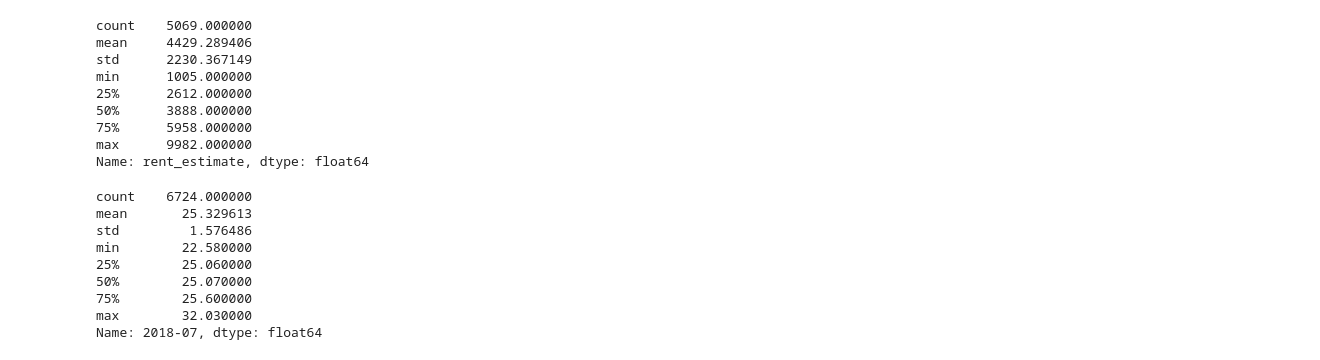
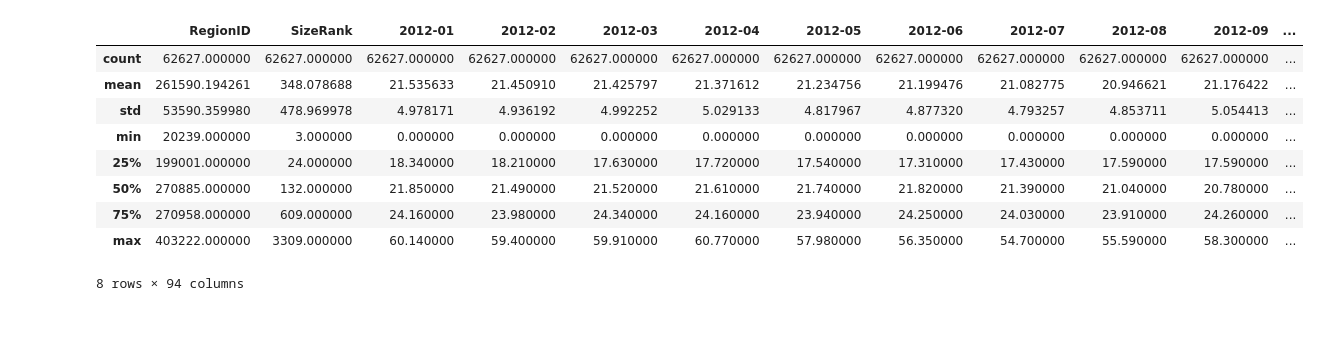
Before and after one commit to slieb74/nyc-transit-impact-on-price, a Jupyter notebook: price_conversion.ipynb, the cells around one changed output. Saved outputs shown, nothing was run; the diff lists cells and outputs as text; code cells hidden in the pictures; blank space fills up the shorter version.

```diff
--- a/price_conversion.ipynb
+++ b/price_conversion.ipynb
@@ -107,24 +138,13 @@ Name: rent_estimate, dtype: float64
 # %%
-df.rent_estimate[(df.rent_estimate<10000) & (df.rent_estimate>1000)].describe()
+df[df.rent_estimate<10000].describe()
 # %% [output]
+|  | RegionID | SizeRank | 2012-01 | 2012-02 | 2012-03 | 2012-04 | 2012-05 | 2012-06 | 2012-07 | 2012-08 | 2012-09 | ... |
+| count | 62627.000000 | 62627.000000 | 62627.000000 | 62627.000000 | 62627.000000 | 62627.000000 | 62627.000000 | 62627.000000 | 62627.000000 | 62627.000000 | 62627.000000 | ... |
+| mean | 261590.194261 | 348.078688 | 21.535633 | 21.450910 | 21.425797 | 21.371612 | 21.234756 | 21.199476 | 21.082775 | 20.946621 | 21.176422 | ... |
+| std | 53590.359980 | 478.969978 | 4.978171 | 4.936192 | 4.992252 | 5.029133 | 4.817967 | 4.877320 | 4.793257 | 4.853711 | 5.054413 | ... |
+| min | 20239.000000 | 3.000000 | 0.000000 | 0.000000 | 0.000000 | 0.000000 | 0.000000 | 0.000000 | 0.000000 | 0.000000 | 0.000000 | ... |
+| 25% | 199001.000000 | 24.000000 | 18.340000 | 18.210000 | 17.630000 | 17.720000 | 17.540000 | 17.310000 | 17.430000 | 17.590000 | 17.590000 | ... |
+| 50% | 270885.000000 | 132.000000 | 21.850000 | 21.490000 | 21.520000 | 21.610000 | 21.740000 | 21.820000 | 21.390000 | 21.040000 | 20.780000 | ... |
+| 75% | 270958.000000 | 609.000000 | 24.160000 | 23.980000 | 24.340000 | 24.160000 | 23.940000 | 24.250000 | 24.030000 | 23.910000 | 24.260000 | ... |
+| max | 403222.000000 | 3309.000000 | 60.140000 | 59.400000 | 59.910000 | 60.770000 | 57.980000 | 56.350000 | 54.700000 | 55.590000 | 58.300000 | ... |
-count    5069.000000
-mean     4429.289406
-std      2230.367149
-min      1005.000000
-25%      2612.000000
-50%      3888.000000
-75%      5958.000000
-max      9982.000000
-Name: rent_estimate, dtype: float64
+8 rows × 94 columns
-# %%
-df['2018-07'].describe()
-# %% [output]
-count    6724.000000
-mean       25.329613
-std         1.576486
-min        22.580000
-25%        25.060000
-50%        25.070000
-75%        25.600000
-max        32.030000
-Name: 2018-07, dtype: float64
```
Also changed, not shown: parts of 26 cells of this notebook, 3 other files.
